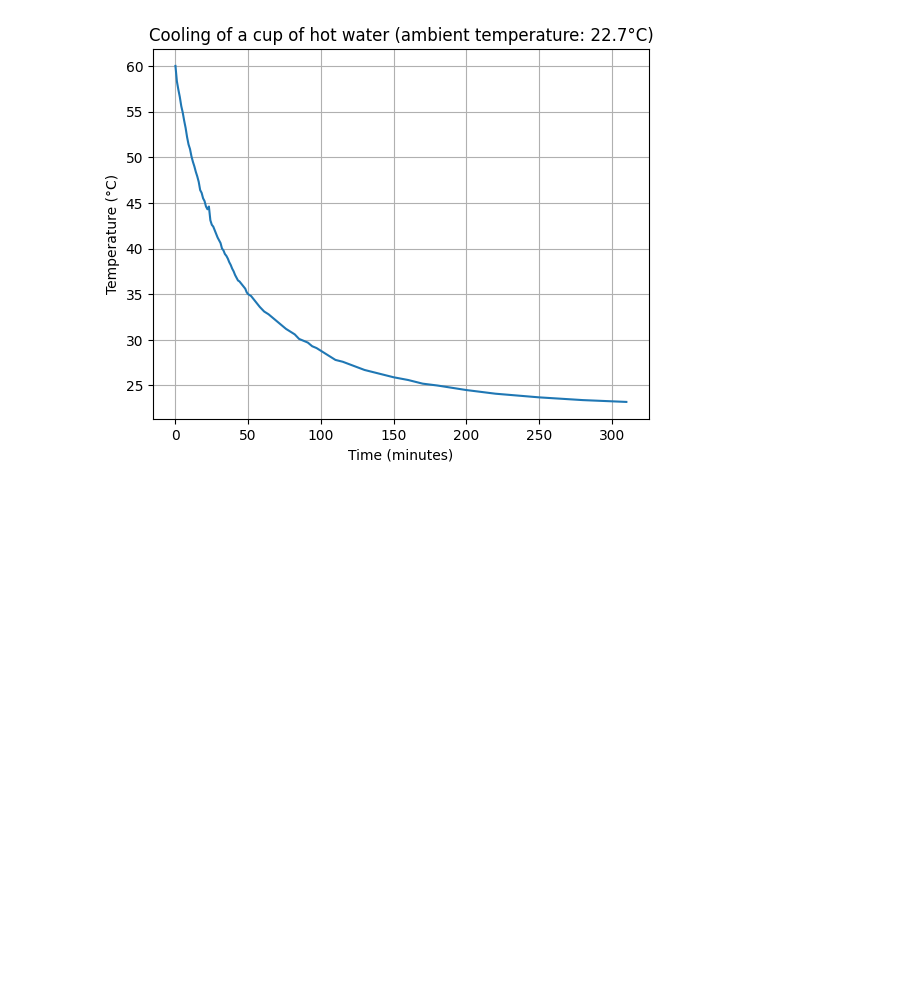
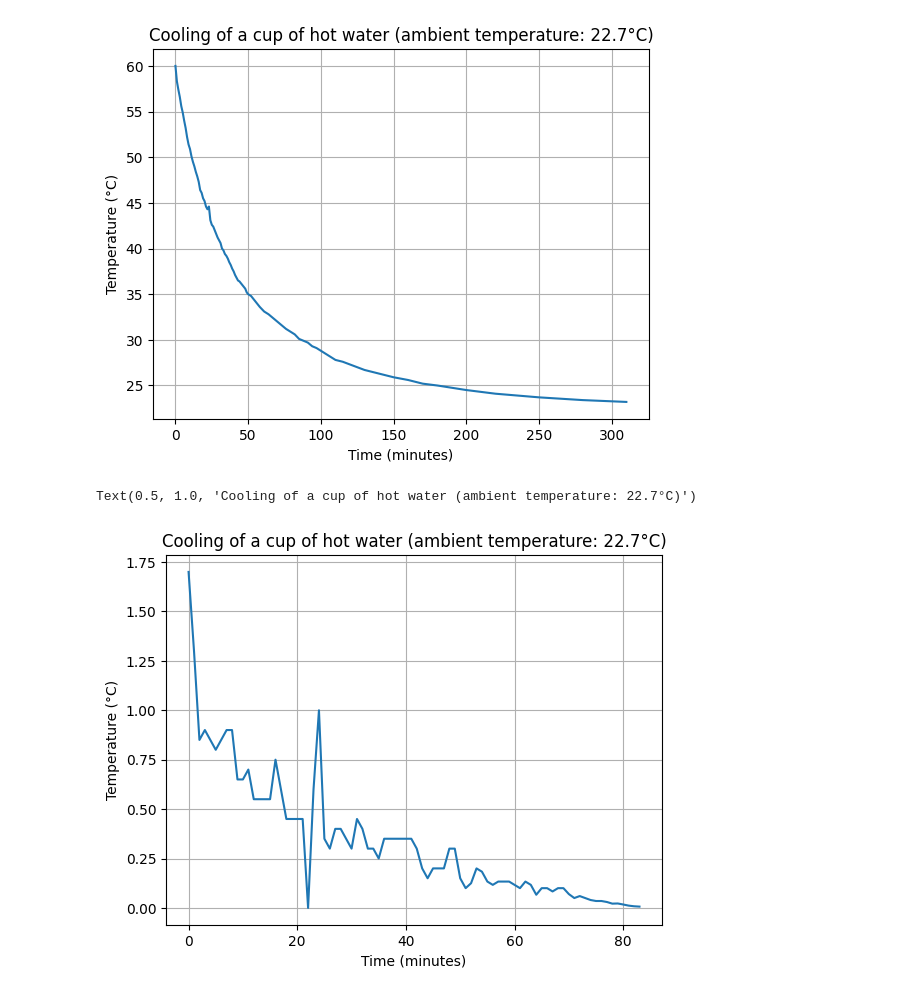
Before and after one commit to shalvah/CourseProjects, a Jupyter notebook: analysis_cooling.ipynb, the cells around one changed output. Saved outputs shown, nothing was run; the diff lists cells and outputs as text; code cells hidden in the pictures; blank space fills up the shorter version.

Commit message:
Cooling WIP

```diff
--- a/analysis_cooling.ipynb
+++ b/analysis_cooling.ipynb
@@ -11,16 +11,27 @@ Every minute for the first hour, I recorded the temperature of the drink. After
 # %%
 import csv
 import matplotlib.pyplot as plt
+import numpy as np
 
 with open('fixtures/cooling.csv') as csvfile:
     csvreader = csv.DictReader(csvfile, delimiter=',', quoting=csv.QUOTE_NONNUMERIC)
     rows = list(csvreader)
-    plt.plot([r['minute'] for r in rows], [r['temperature'] for r in rows])
+    minutes = [r['minute'] for r in rows]
+    temperatures = [r['temperature'] for r in rows]
+    plt.plot(minutes, temperatures)
 
 plt.grid(True)
 plt.xlabel('Time (minutes)')
 plt.ylabel('Temperature (°C)')
 plt.title('Cooling of a cup of hot water (ambient temperature: 22.7°C)')
-plt.show()
 # %% [output]
 [figure]
+# %%
+plt.plot(np.abs(np.gradient(temperatures, minutes)))
+plt.grid(True)
+plt.xlabel('Time (minutes)')
+plt.ylabel('Temperature (°C)')
+plt.title('dT/dt vs t')
+# %% [output]
+Text(0.5, 1.0, 'Cooling of a cup of hot water (ambient temperature: 22.7°C)')
+[figure, added]
```
Also changed, not shown: parts of 3 cells of this notebook.
